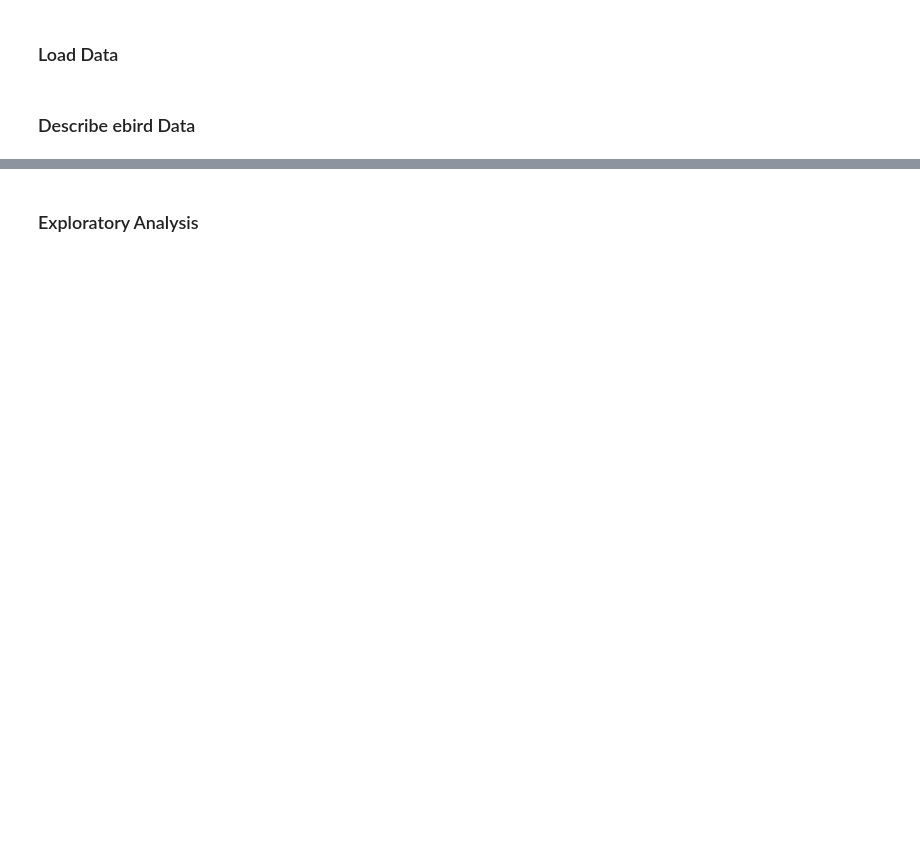
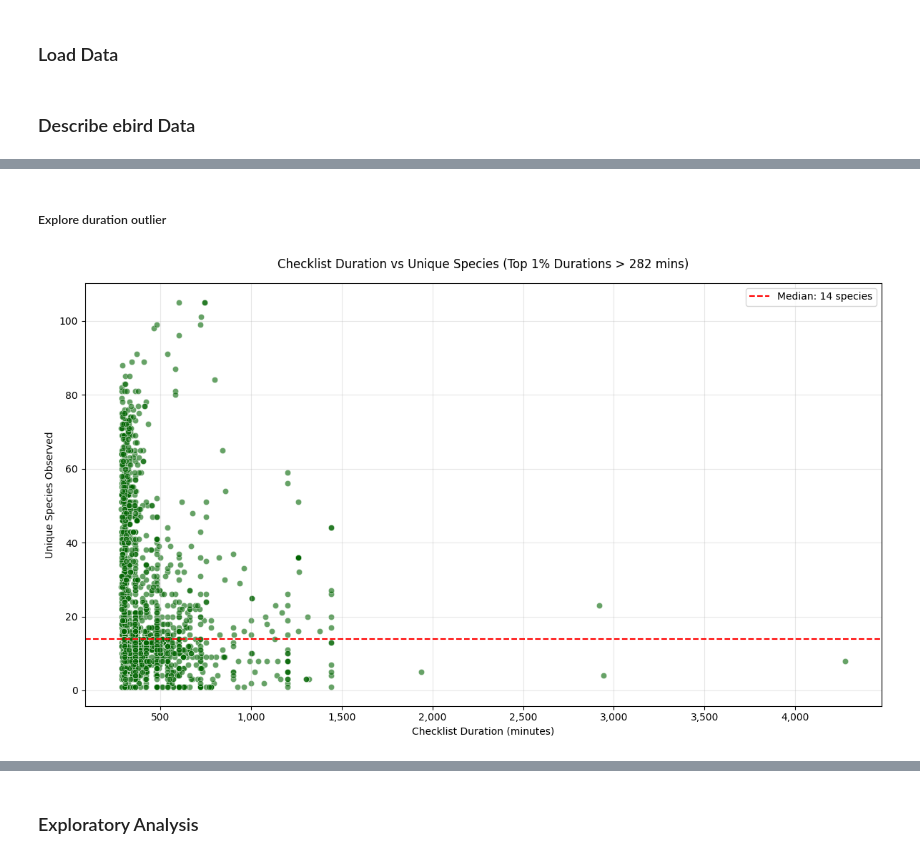
Before and after one commit to silviaaaaaa66/ebird, a Jupyter notebook: playground.ipynb, the cells around one changed output, grey strips where cells are left out. Saved outputs shown, nothing was run; the diff lists cells and outputs as text; code cells hidden in the pictures; blank space fills up the shorter version.

```diff
--- a/playground.ipynb
+++ b/playground.ipynb
@@ -406,0 +323,45 @@ plt.show()
+# %% [markdown]
+##### Explore duration outlier
+# %%
+# Calculate 99th percentile cutoff
+duration_cutoff = ebird['DURATION MINUTES'].quantile(0.99)
+
+# Filter for extreme durations and group by checklist
+extreme_checklists = (
+    ebird[ebird['DURATION MINUTES'] > duration_cutoff]
+    .groupby('SAMPLING EVENT IDENTIFIER')
+    .agg(
+        DURATION=('DURATION MINUTES', 'first'),  # Duration per checklist (should be consistent)
+        UNIQUE_SPECIES=('COMMON NAME', 'nunique')  # Count of unique species
+    )
+)
+
+# Create scatter plot
+plt.figure(figsize=(12, 7))
+plt.scatter(
+    x=extreme_checklists['DURATION'],
+    y=extreme_checklists['UNIQUE_SPECIES'],
+    alpha=0.6,
+    color='darkgreen',
+    edgecolor='white',
+    linewidth=0.5
+)
+
+# Formatting
+ax = plt.gca()
+ax.xaxis.set_major_formatter(ticker.StrMethodFormatter('{x:,.0f}'))
+plt.title(f'Checklist Duration vs Unique Species (Top 1% Durations > {duration_cutoff:.0f} mins)', pad=15)
+plt.xlabel('Checklist Duration (minutes)')
+plt.ylabel('Unique Species Observed')
+plt.grid(True, alpha=0.3)
+
+# Add reference line for median species count
+median_species = extreme_checklists['UNIQUE_SPECIES'].median()
+plt.axhline(median_species, color='red', linestyle='--',
+            label=f'Median: {median_species:.0f} species')
+plt.legend()
+
+plt.tight_layout()
+plt.show()
+# %% [output]
+[figure, added]
```
Also changed, not shown: parts of 66 cells of this notebook.
